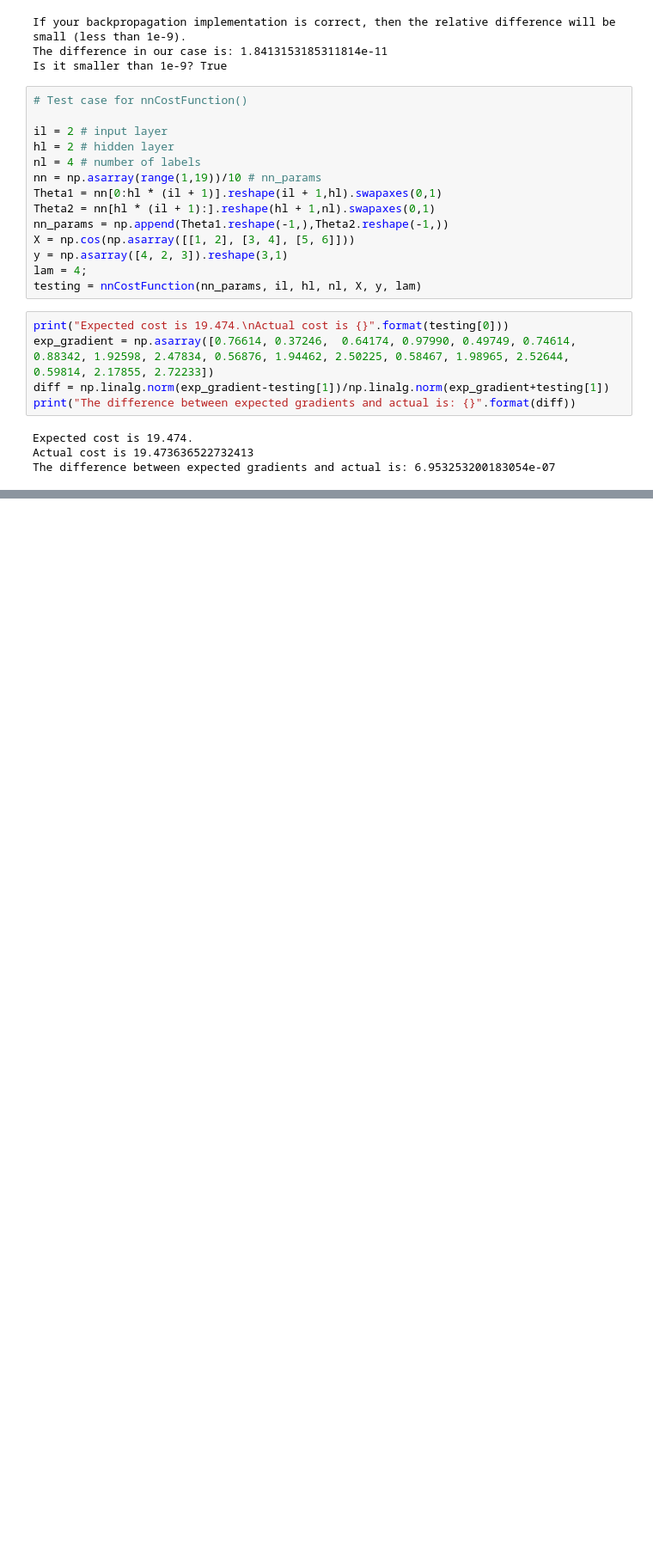
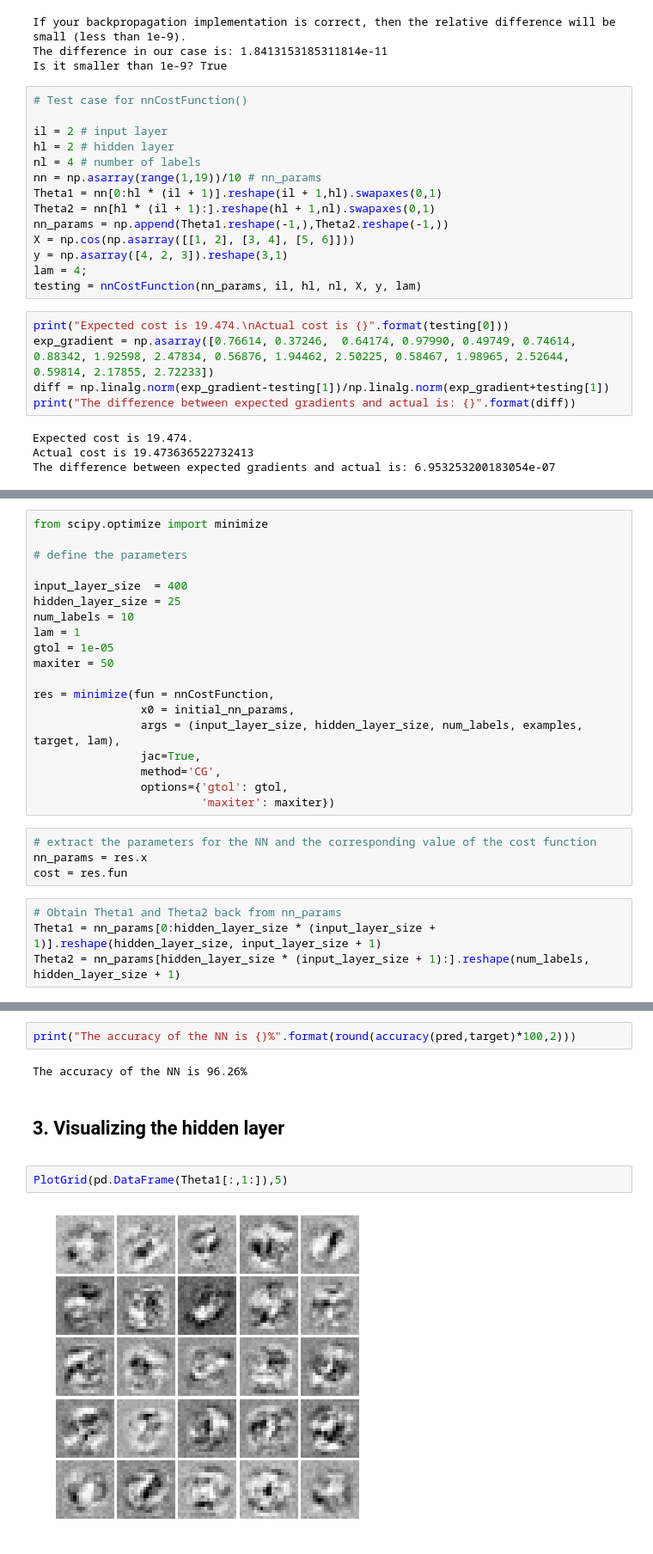
Before and after one commit to vrategov/Machine-Learning, a Jupyter notebook: Week 5/Ex4.ipynb, the cells around one changed output, grey strips where cells are left out. Shown: that part at 86% size. Drawn from its saved outputs; the diff is of its cells as text; blank space fills up the shorter version.

```diff
--- a/Week 5/Ex4.ipynb
+++ b/Week 5/Ex4.ipynb
@@ -552,0 +559,27 @@ The difference between expected gradients and actual is: 6.953253200183054e-07
+# %%
+from scipy.optimize import minimize
+
+# define the parameters
+
+input_layer_size  = 400
+hidden_layer_size = 25
+num_labels = 10
+lam = 1
+gtol = 1e-05
+maxiter = 50
+
+res = minimize(fun = nnCostFunction,
+                x0 = initial_nn_params,
+                args = (input_layer_size, hidden_layer_size, num_labels, examples, target, lam),
+                jac=True,
+                method='CG',
+                options={'gtol': gtol,
+                         'maxiter': maxiter})
+# %%
+# extract the parameters for the NN and the corresponding value of the cost function
+nn_params = res.x
+cost = res.fun
+# %%
+# Obtain Theta1 and Theta2 back from nn_params
+Theta1 = nn_params[0:hidden_layer_size * (input_layer_size + 1)].reshape(hidden_layer_size, input_layer_size + 1)
+Theta2 = nn_params[hidden_layer_size * (input_layer_size + 1):].reshape(num_labels, hidden_layer_size + 1)
@@ -552,0 +607,12 @@ The difference between expected gradients and actual is: 6.953253200183054e-07
+# %%
+print("The accuracy of the NN is {}%".format(round(accuracy(pred,target)*100,2)))
+# %% [output]
+The accuracy of the NN is 96.26%
+# %% [markdown]
+<div id='hidden-layer'/>
+
+## 3. Visualizing the hidden layer
+# %%
+PlotGrid(pd.DataFrame(Theta1[:,1:]),5)
+# %% [output]
+[figure, added]
```
Also changed, not shown: parts of 7 cells of this notebook.
